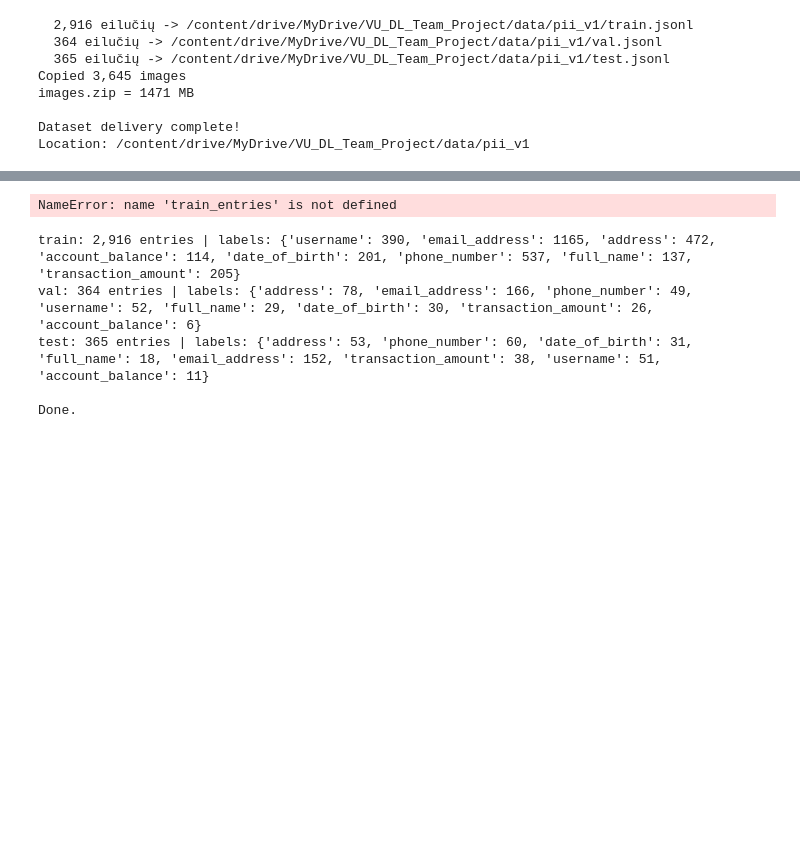
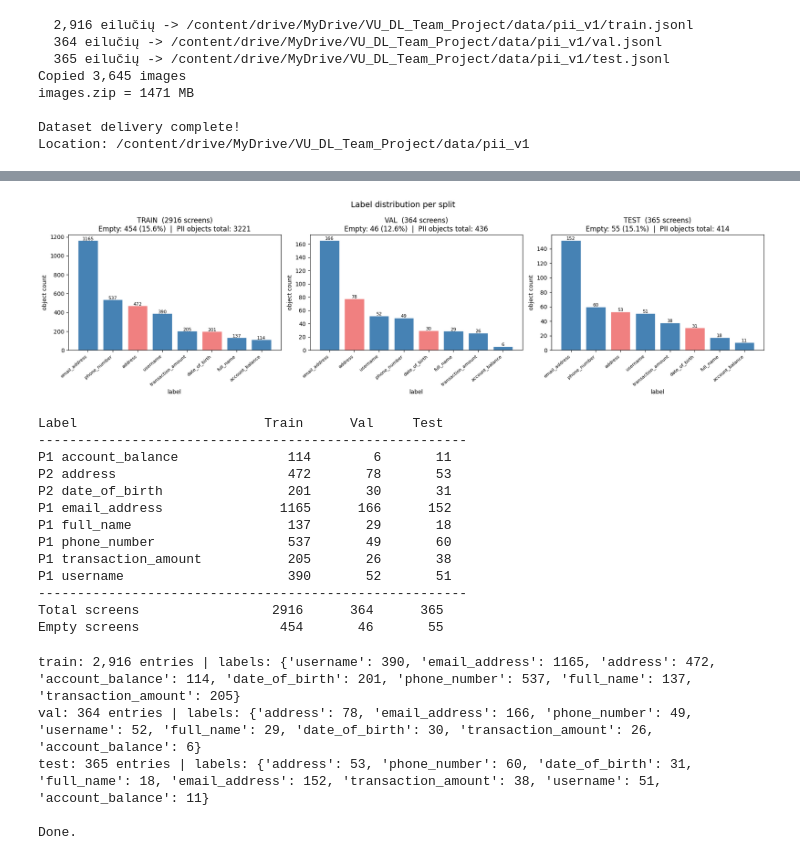
Before and after one commit to tomwrx/team_project_dl, a Jupyter notebook: 01_data_prep_final.ipynb, the cells around one changed output, grey strips where cells are left out. Cells and saved outputs as stored; diff of their text form; code cells hidden in the pictures; blank space fills up the shorter version.

```diff
--- a/01_data_prep_final.ipynb
+++ b/01_data_prep_final.ipynb
@@ -113,3 +113,28 @@ OK What username is shown?                              -> username
 OK What color is the button?                            -> None
 OK How many apps are listed?                            -> None
 Visi testai OK!
+# %%
+import json
+from pathlib import Path
+from collections import Counter
+
+DRIVE_ROOT = Path('/content/drive/MyDrive/VU_DL_Team_Project')
+OUT_DIR    = DRIVE_ROOT / 'data' / 'pii_v1'
+
+def read_jsonl(path):
+    with open(path, encoding='utf-8') as f:
+        return [json.loads(l) for l in f if l.strip()]
+
+train_entries = read_jsonl(OUT_DIR / 'train.jsonl')
+val_entries   = read_jsonl(OUT_DIR / 'val.jsonl')
+test_entries  = read_jsonl(OUT_DIR / 'test.jsonl')
+final_entries = train_entries + val_entries + test_entries
+
+# Restore EDA variables from entries
+eda_widths    = [e['image_width']  for e in final_entries]
+eda_heights   = [e['image_height'] for e in final_entries]
+
+print(f'Train: {len(train_entries):,}')
+print(f'Val  : {len(val_entries):,}')
+print(f'Test : {len(test_entries):,}')
+print('Ready.')
@@ -712,44 +725,56 @@ for ax, (split_name, entries) in zip(axes, split_map.items()):
                 str(lc[l]), ha="center", fontsize=8)
 
     ax.set_title(
-        f"{split_name.upper()}  ({n_total} screens)
-"
+        f"{split_name.upper()}  ({n_total} screens)\n"
         f"Empty: {n_empty} ({n_empty/n_total*100:.1f}%)  |  "
         f"PII objects total: {sum(lc.values())}"
     )
     ax.set_xlabel("label")
     ax.set_ylabel("object count")
     plt.setp(ax.get_xticklabels(), rotation=40, ha="right", fontsize=8)
 
 plt.suptitle("Label distribution per split", fontsize=14)
 plt.tight_layout()
 plt.savefig(LOCAL_TMP / "eda_per_split.png", dpi=120)
 plt.show()
 
 # Summary table
 print(f"{'Label':<25s} {'Train':>8s} {'Val':>8s} {'Test':>8s}")
 print("-" * 55)
 all_ls = sorted(set(
     obj["label"]
     for entries in split_map.values()
     for e in entries
     for obj in e["objects"]
 ))
 for l in all_ls:
     counts = {
         split: Counter(obj["label"] for e in entries for obj in e["objects"])[l]
         for split, entries in split_map.items()
     }
     p1p2 = "P1" if l in PHASE1_LABELS else "P2"
-    print(f"{p1p2} {l:<23s} {counts[chr(39)train{chr(39)}]:>8d} {counts[chr(39)val{chr(39)}]:>8d} {counts[chr(39)test{chr(39)}]:>8d}")
+    print(f"{p1p2} {l:<23s} {counts['train']:>8d} {counts['val']:>8d} {counts['test']:>8d}")
 
 print("-" * 55)
 print(f"{'Total screens':<25s} "
       f"{len(train_entries):>8d} {len(val_entries):>8d} {len(test_entries):>8d}")
 print(f"{'Empty screens':<25s} "
-      f"{sum(1 for e in train_entries if not e[chr(39)objects{chr(39)}]):>8d} "
-      f"{sum(1 for e in val_entries if not e[chr(39)objects{chr(39)}]):>8d} "
-      f"{sum(1 for e in test_entries if not e[chr(39)objects{chr(39)}]):>8d}")
+      f"{sum(1 for e in train_entries if not e['objects']):>8d} "
+      f"{sum(1 for e in val_entries if not e['objects']):>8d} "
+      f"{sum(1 for e in test_entries if not e['objects']):>8d}")
 # %% [output]
+[figure, added]
-NameError: name 'train_entries' is not defined
+Label                        Train      Val     Test
+-------------------------------------------------------
+P1 account_balance              114        6       11
+P2 address                      472       78       53
+P2 date_of_birth                201       30       31
+P1 email_address               1165      166      152
+P1 full_name                    137       29       18
+P1 phone_number                 537       49       60
+P1 transaction_amount           205       26       38
+P1 username                     390       52       51
+-------------------------------------------------------
+Total screens                 2916      364      365
+Empty screens                  454       46       55
 # %%
```
Also changed, not shown: parts of 9 cells of this notebook.
